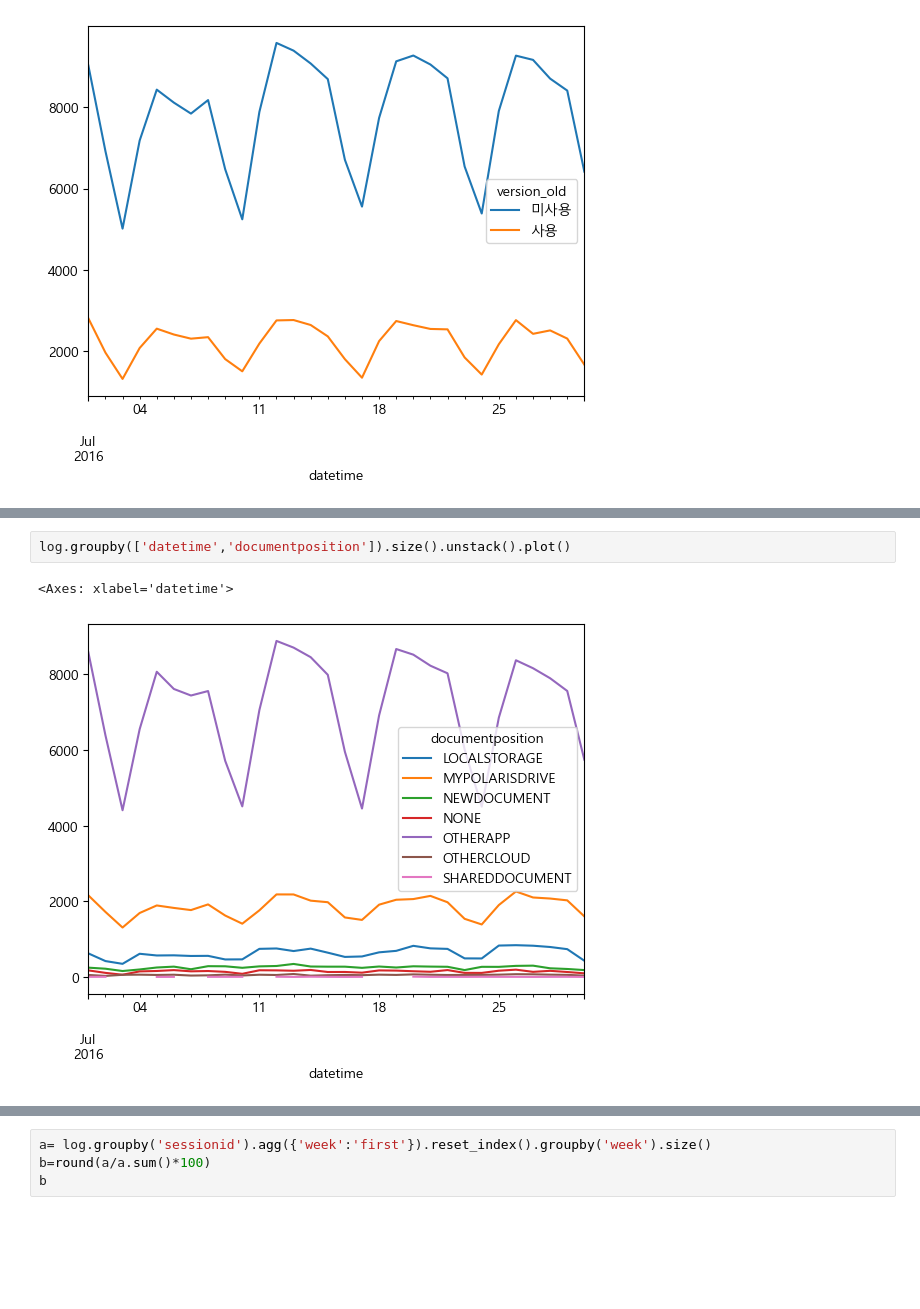
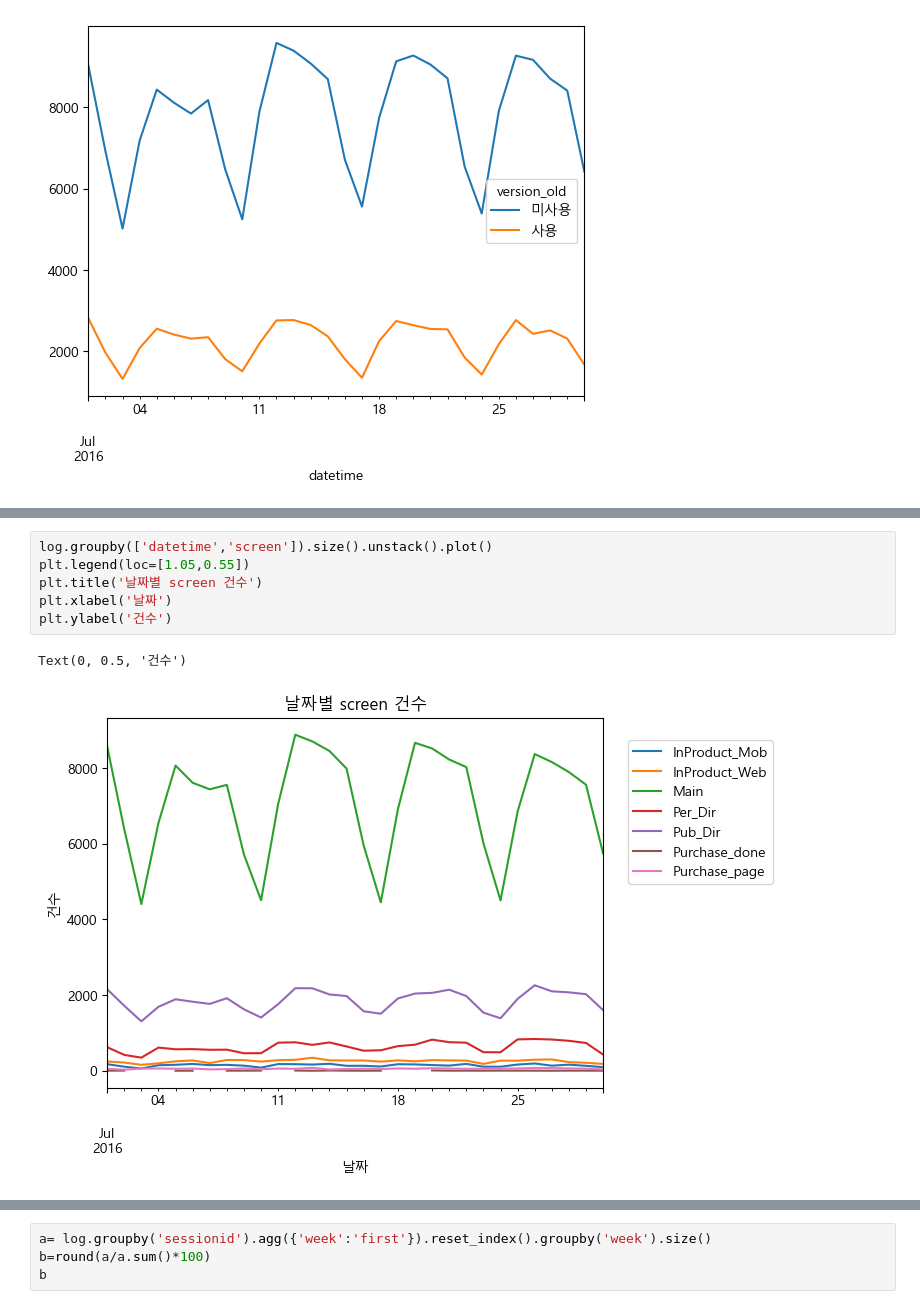
Before and after one commit to KIMJEONGSU/logs, a Jupyter notebook: logs.ipynb, the cells around one changed output, grey strips where cells are left out. Saved outputs shown, nothing was run; the diff lists cells and outputs as text; blank space fills up the shorter version.

```diff
--- a/logs.ipynb
+++ b/logs.ipynb
@@ -185,5 +163,9 @@ log.groupby(['datetime','ext']).size().unstack().plot()
-# %%
-log.groupby(['datetime','documentposition']).size().unstack().plot()
-# %% [output]
-<Axes: xlabel='datetime'>
-[figure, removed]
+# %%
+log.groupby(['datetime','screen']).size().unstack().plot()
+plt.legend(loc=[1.05,0.55])
+plt.title('날짜별 screen 건수')
+plt.xlabel('날짜')
+plt.ylabel('건수')
+# %% [output]
+Text(0, 0.5, '건수')
+[figure, added]
```
Also changed, not shown: parts of 14 cells of this notebook, 13 other files.
